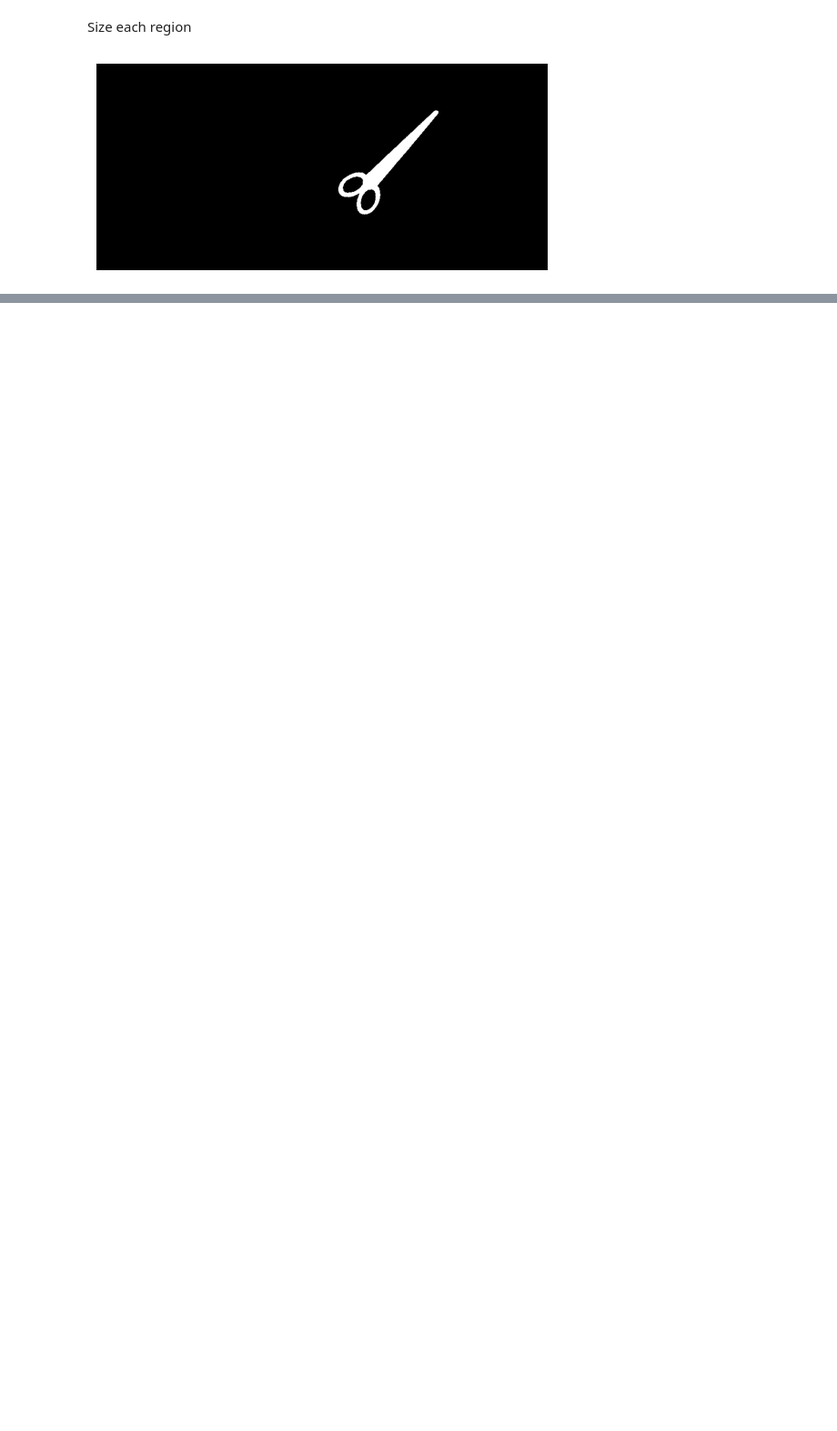
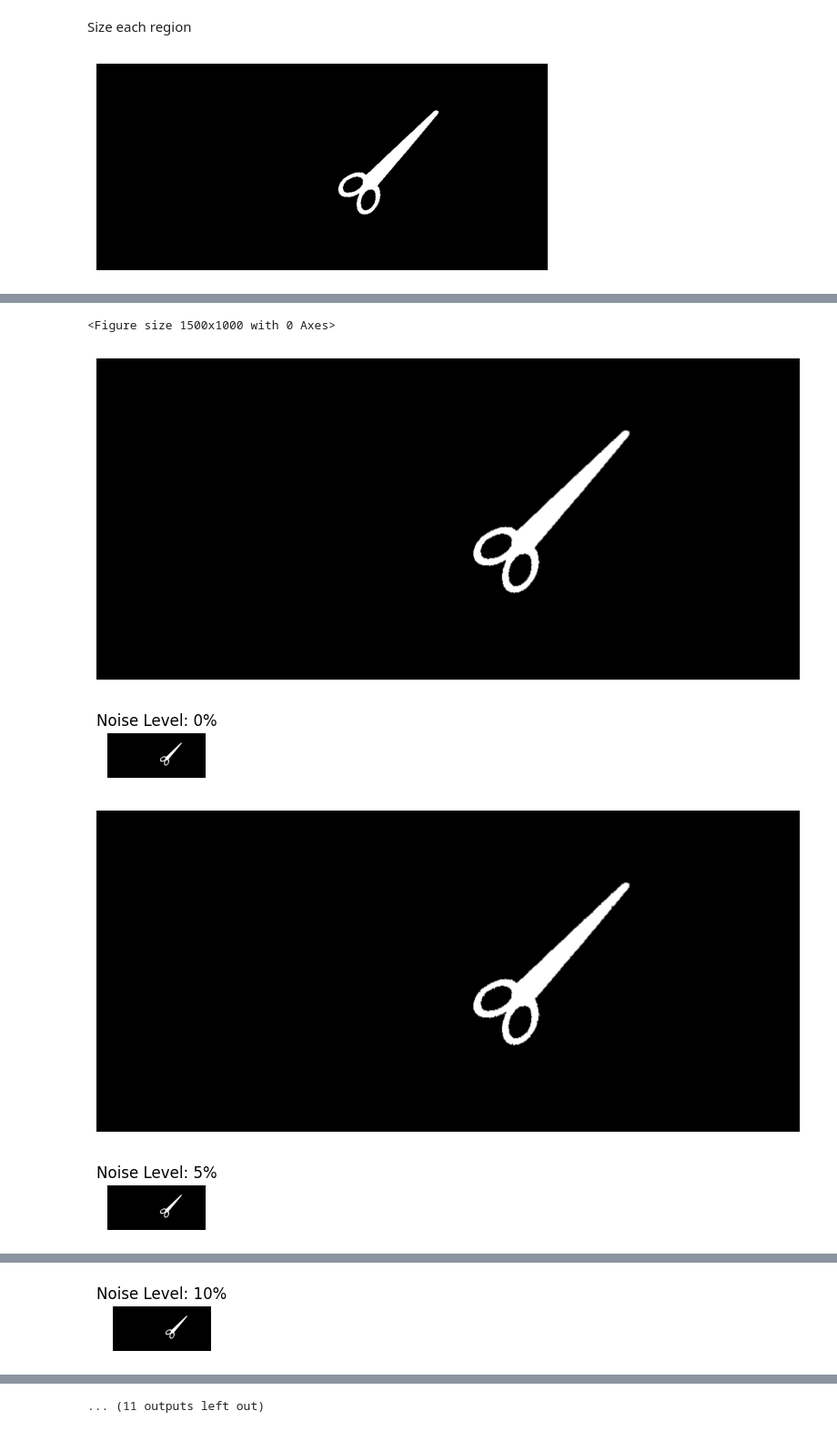
Before and after one commit to Waranika/DCU-EE425-IPA, a Jupyter notebook: Assignement/Part2.ipynb, the cells around one changed output, grey strips where cells are left out. Shown: that part at 91% size. Cells and saved outputs as stored; diff of their text form; code cells hidden in the pictures; blank space fills up the shorter version.

```diff
--- a/Assignement/Part2.ipynb
+++ b/Assignement/Part2.ipynb
@@ -73,0 +76,37 @@ plt.show()
+# %%
+def Biggest(image):
+  if image.ndim == 3 :
+    image = rgb2gray(image)
+
+  threshold_value = threshold_otsu(image)
+  binary = image > threshold_value
+  binary = morphology.remove_small_objects(binary, 50)
+  binary = morphology.remove_small_holes(binary, 50)
+  label_image = label(binary)
+  fig, ax = plt.subplots(figsize=(10, 6))
+  object_sizes = [r.area for r in measure.regionprops(label_image)]
+  largest_object_label = np.argmax(object_sizes) + 1
+  largest_object = (label_image == largest_object_label)
+  plt.imshow(largest_object, cmap='gray')
+  plt.axis('off')
+  plt.show()
+  return largest_object
+# %%
+noise_levels = np.linspace(0, 0.5, 11)
+plt.figure(figsize=(15, 10))
+for i, noise_level in enumerate(noise_levels):
+    noisy_image = random_noise(img, mode='s&p', amount=noise_level)
+    largest_object = Biggest(noisy_image)
+
+    plt.subplot(3, 4, i + 1)
+    plt.imshow(largest_object, cmap='gray')
+    plt.title(f'Noise Level: {int(noise_level * 100)}%')
+    plt.axis('off')
+
+plt.show()
+# %% [output]
+<Figure size 1500x1000 with 0 Axes>
+[figure, added]
+[figure, added]
+[figure, added]
+[figure, added]
@@ -73,0 +114 @@ plt.show()
+[figure, added]
@@ -73,0 +120 @@ plt.show()
+... (11 outputs left out)
```
Also changed, not shown: parts of 2 cells of this notebook.
